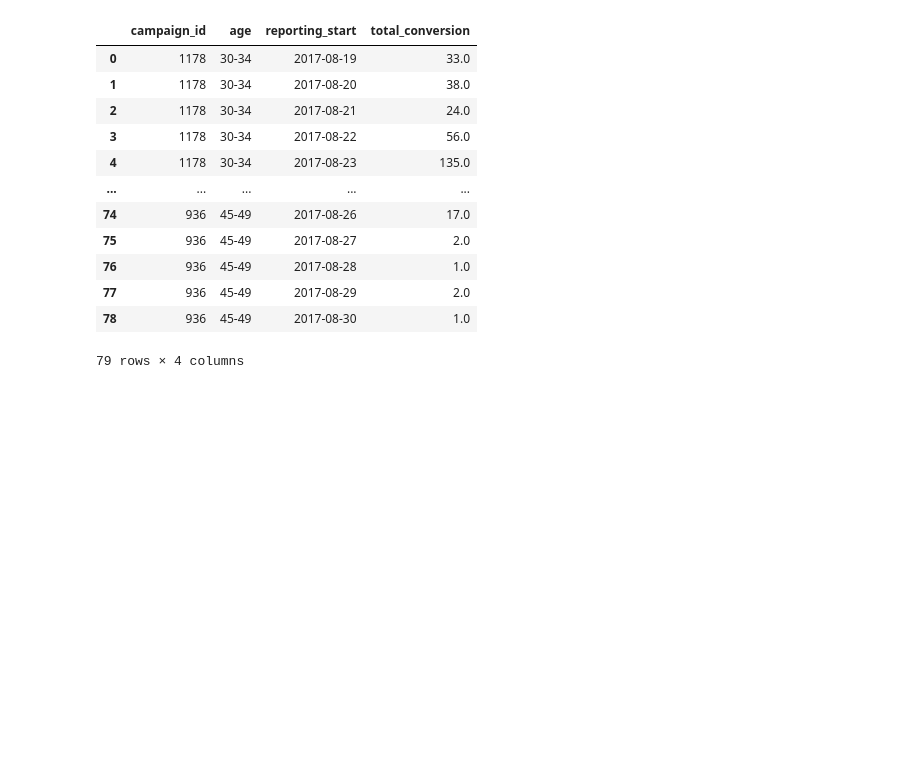
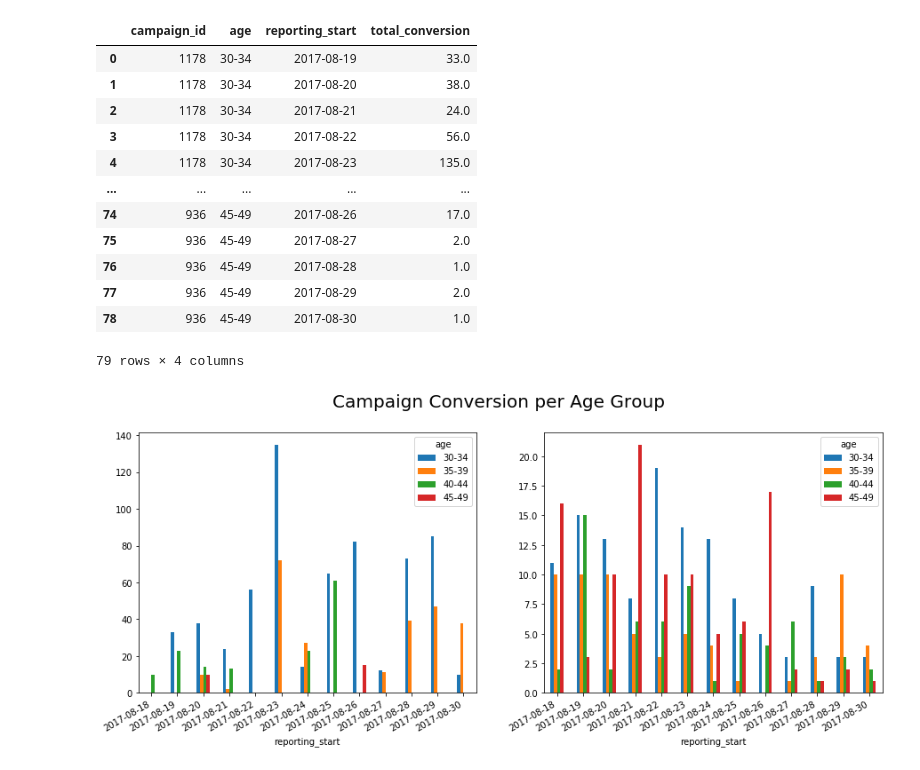
Before and after one commit to reyvb24/capstone_project, a Jupyter notebook: fire-capstone-master/data_extract.ipynb, the cells around one changed output. Saved outputs shown, nothing was run; the diff lists cells and outputs as text; code cells hidden in the pictures; blank space fills up the shorter version.

Commit message:
completed create_plot

```diff
--- a/fire-capstone-master/data_extract.ipynb
+++ b/fire-capstone-master/data_extract.ipynb
@@ -160,12 +162,14 @@ grouped
 # %%
 fig = plt.figure(1, figsize=(15,6))
 for i, campaign in enumerate(grouped.campaign_id.unique()):
-    plt.subplot(1, len(id), i+1)
+    plt.subplot(1, len(['936', '1178']), i+1)
 
-    df = grouped[grouped[___] == campaign].loc[:,['age', 'reporting_start', 'total_conversion']]
+    df = grouped[grouped['campaign_id'] == campaign].loc[:,['age', 'reporting_start', 'total_conversion']]
     df['reporting_start'] = df['reporting_start'].dt.date
-    pivot = df.pivot(index='___', columns='___', values='___').fillna(0)
+    pivot = df.pivot(index='reporting_start', columns='age', values='total_conversion').fillna(0)
     pivot.plot.bar(ax=plt.gca())
 
 fig.suptitle('Campaign Conversion per Age Group', fontsize=20)
 fig.autofmt_xdate()
+# %% [output]
+[figure, added]
```
Also changed, not shown: parts of 1 cell of this notebook, 1 other file.
